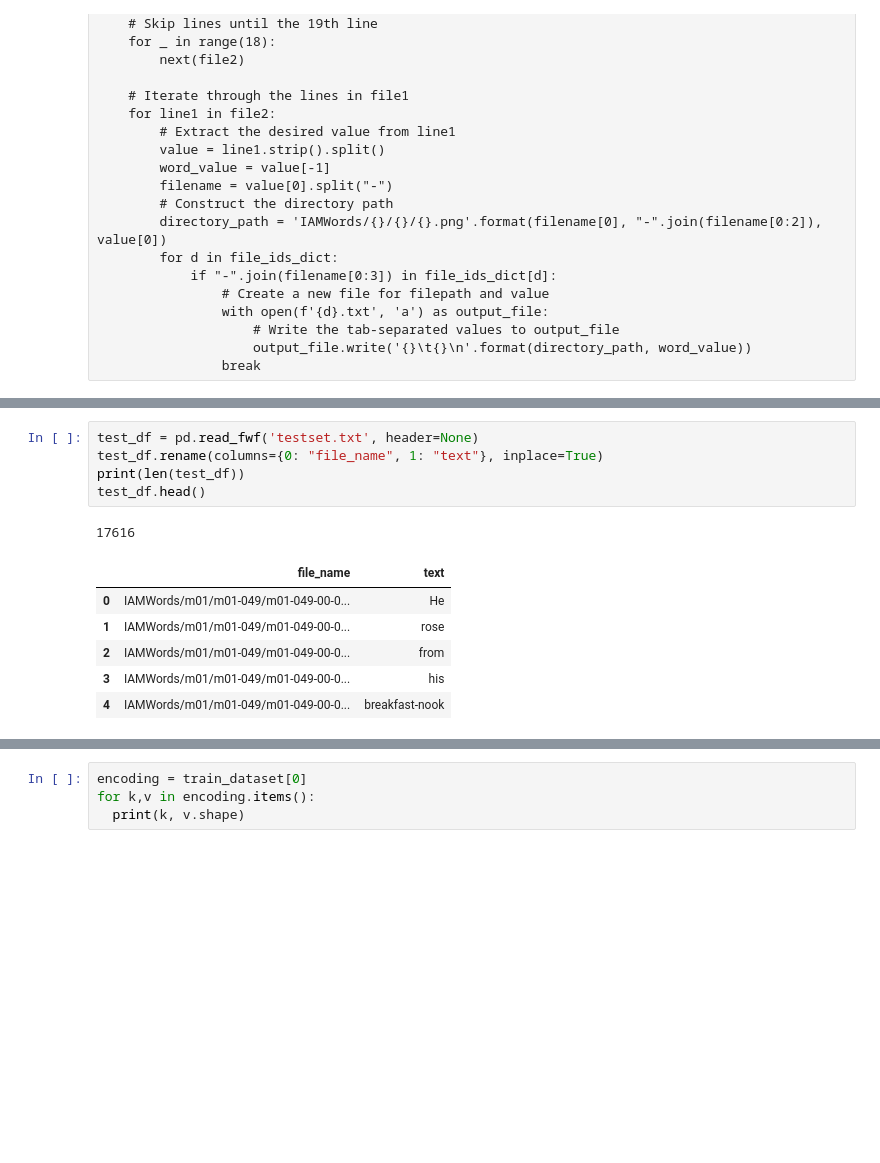
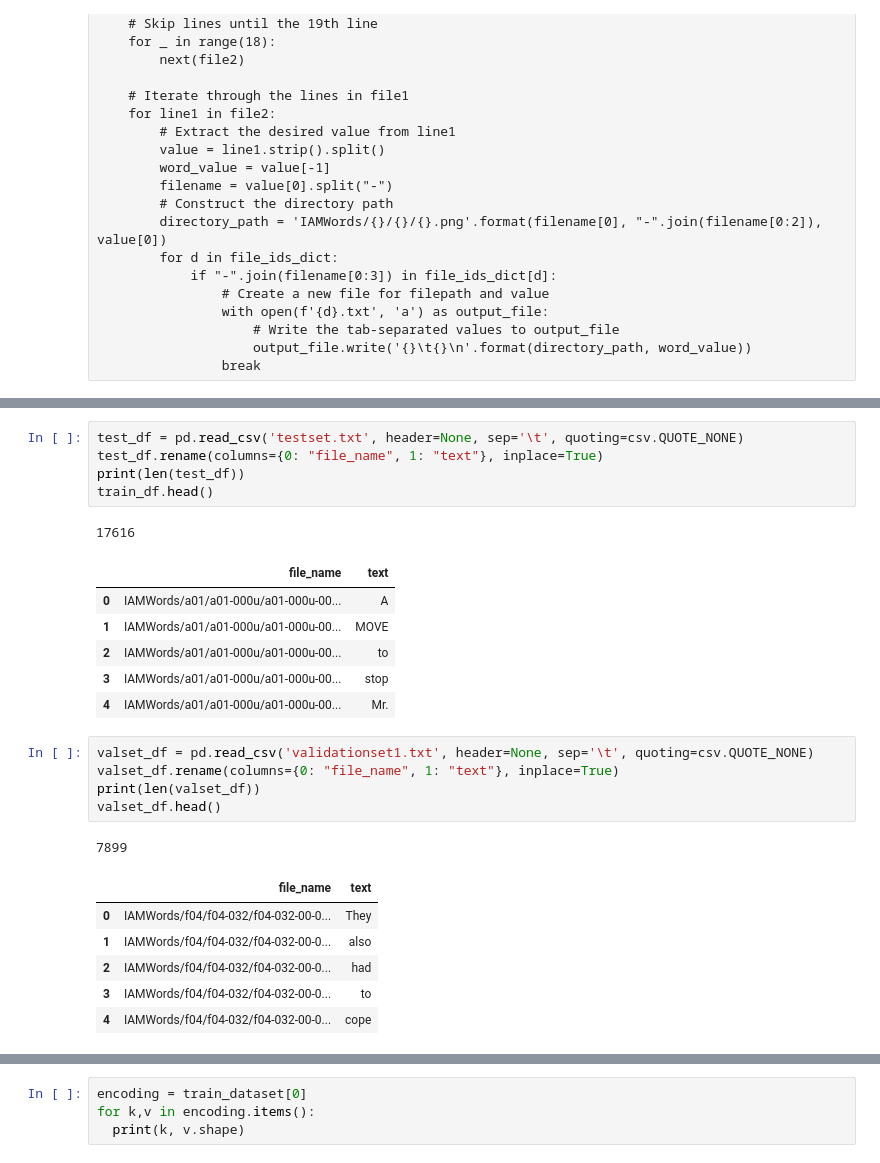
Before and after one commit to malhar212/finger-tracing-handwriting-recognition, a Jupyter notebook: scratch.ipynb, the cells around one changed output, grey strips where cells are left out. Saved outputs shown, nothing was run; the diff lists cells and outputs as text; blank space fills up the shorter version.

Commit message:
Improved Text Cropping and Prediction
Changes include: 1. Change in cropping logic.
2. New experiment in the python notebook to train the model
3. Added inference logic to the application

```diff
--- a/scratch.ipynb
+++ b/scratch.ipynb
@@ -68,18 +75,31 @@ train_df.head()
 | 3 | IAMWords/a01/a01-000u/a01-000u-00... | stop |
 | 4 | IAMWords/a01/a01-000u/a01-000u-00... | Mr. |
 # %%
-test_df = pd.read_fwf('testset.txt', header=None)
+test_df = pd.read_csv('testset.txt', header=None, sep='\t', quoting=csv.QUOTE_NONE)
 test_df.rename(columns={0: "file_name", 1: "text"}, inplace=True)
 print(len(test_df))
-test_df.head()
+train_df.head()
 # %% [output]
 17616
 |  | file_name | text |
-| 0 | IAMWords/m01/m01-049/m01-049-00-0... | He |
-| 1 | IAMWords/m01/m01-049/m01-049-00-0... | rose |
-| 2 | IAMWords/m01/m01-049/m01-049-00-0... | from |
-| 3 | IAMWords/m01/m01-049/m01-049-00-0... | his |
-| 4 | IAMWords/m01/m01-049/m01-049-00-0... | breakfast-nook |
+| 0 | IAMWords/a01/a01-000u/a01-000u-00... | A |
+| 1 | IAMWords/a01/a01-000u/a01-000u-00... | MOVE |
+| 2 | IAMWords/a01/a01-000u/a01-000u-00... | to |
+| 3 | IAMWords/a01/a01-000u/a01-000u-00... | stop |
+| 4 | IAMWords/a01/a01-000u/a01-000u-00... | Mr. |
+# %%
+valset_df = pd.read_csv('validationset1.txt', header=None, sep='\t', quoting=csv.QUOTE_NONE)
+valset_df.rename(columns={0: "file_name", 1: "text"}, inplace=True)
+print(len(valset_df))
+valset_df.head()
+# %% [output]
+7899
+|  | file_name | text |
+| 0 | IAMWords/f04/f04-032/f04-032-00-0... | They |
+| 1 | IAMWords/f04/f04-032/f04-032-00-0... | also |
+| 2 | IAMWords/f04/f04-032/f04-032-00-0... | had |
+| 3 | IAMWords/f04/f04-032/f04-032-00-0... | to |
+| 4 | IAMWords/f04/f04-032/f04-032-00-0... | cope |
 # %%
 class IAMDataset(Dataset):
     def __init__(self, root_dir, df, processor, max_target_length=128):
```
Also changed, not shown: parts of 18 cells of this notebook, 3 other files.
